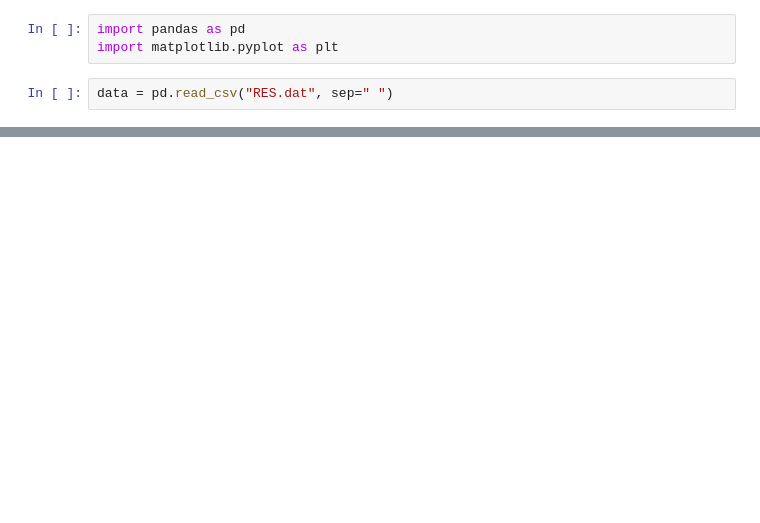
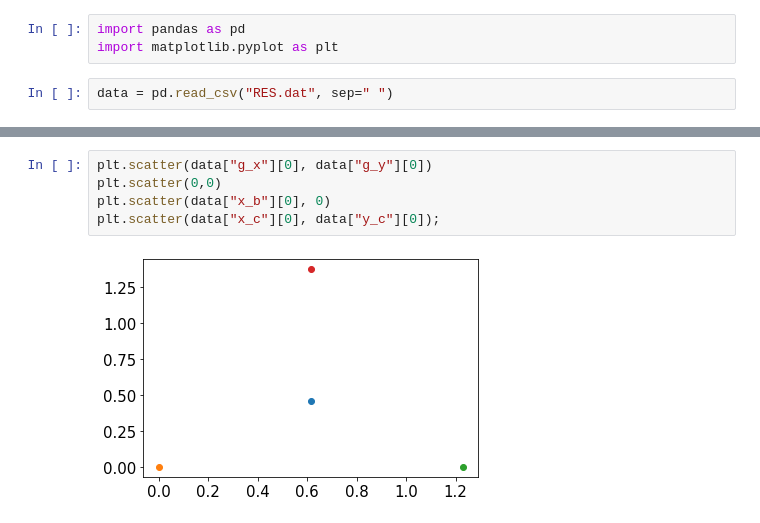
Before and after one commit to w2994a/molecular_dynamics_project, a Jupyter notebook: notebook_test.ipynb, the cells around one changed output, grey strips where cells are left out. Saved outputs shown, nothing was run; the diff lists cells and outputs as text; blank space fills up the shorter version.

```diff
--- a/notebook_test.ipynb
+++ b/notebook_test.ipynb
@@ -115,0 +133,7 @@ plt.savefig("Position.png");
+# %%
+plt.scatter(data["g_x"][0], data["g_y"][0])
+plt.scatter(0,0)
+plt.scatter(data["x_b"][0], 0)
+plt.scatter(data["x_c"][0], data["y_c"][0]);
+# %% [output]
+[figure, added]
```
Also changed, not shown: parts of 10 cells of this notebook, 1 other file.
